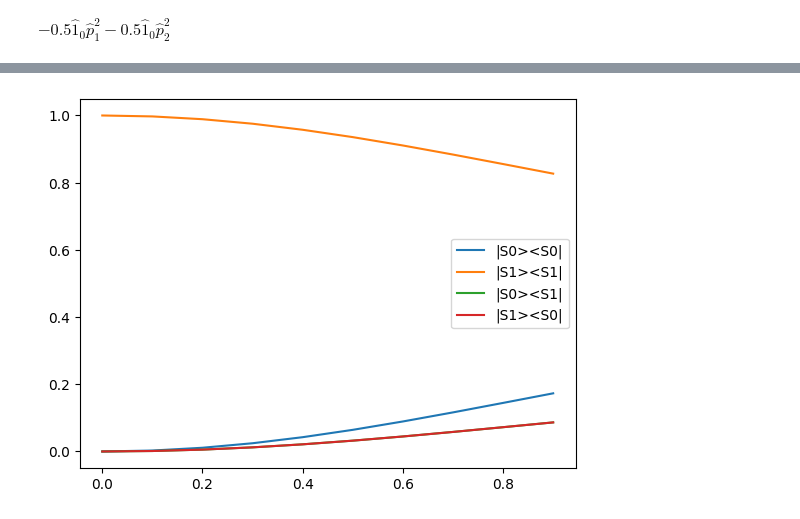
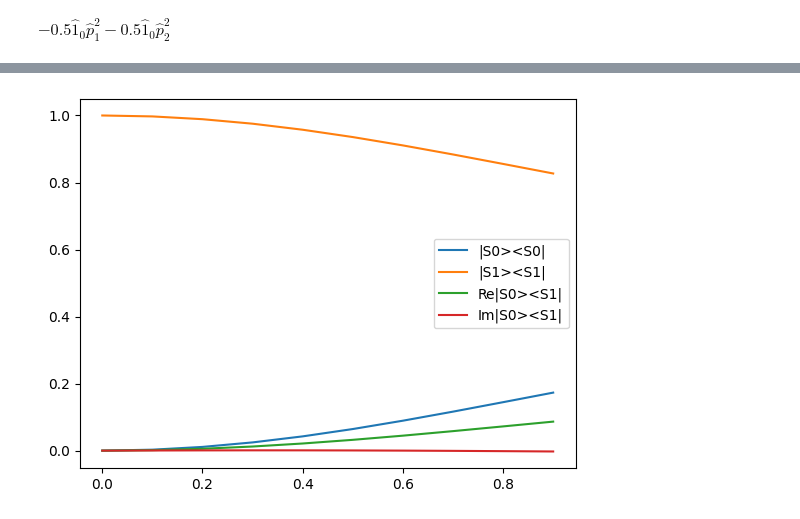
Before and after one commit to QCLovers/PyTDSCF, a Jupyter notebook: docs/notebook/_DVR-Exciton.ipynb, the cells around one changed output, grey strips where cells are left out. Cells and saved outputs as stored; diff of their text form; code cells hidden in the pictures.

```diff
--- a/docs/notebook/_DVR-Exciton.ipynb
+++ b/docs/notebook/_DVR-Exciton.ipynb
@@ -380,15 +380,17 @@ simulator.propagate(
 # %%
 import netCDF4 as nc
 
 with nc.Dataset(f"{jobname}_prop/reduced_density.nc", "r") as file:
-    density_data = file.variables["rho_(0, 0)_0"][:]
+    data = file.variables["rho_(0, 0)_0"][:]
+    density_data_real = data['real']
+    density_data_imag = data['imag']
     time_data = file.variables["time"][:]
 
-plt.plot(time_data, density_data[:, 0, 0], label="|S0><S0|")
-plt.plot(time_data, density_data[:, 1, 1], label="|S1><S1|")
-plt.plot(time_data, density_data[:, 0, 1], label="|S0><S1|")
-plt.plot(time_data, density_data[:, 1, 0], label="|S1><S0|")
+plt.plot(time_data, density_data_real[:, 0, 0], label="|S0><S0|")
+plt.plot(time_data, density_data_real[:, 1, 1], label="|S1><S1|")
+plt.plot(time_data, density_data_real[:, 0, 1], label="Re|S0><S1|")
+plt.plot(time_data, density_data_imag[:, 0, 1], label="Im|S0><S1|")
 plt.legend()
 plt.show()
 # %% [output]
-[figure, old version]
+[figure, new version]
```
Also changed, not shown: parts of 5 cells of this notebook, 3 other files.
